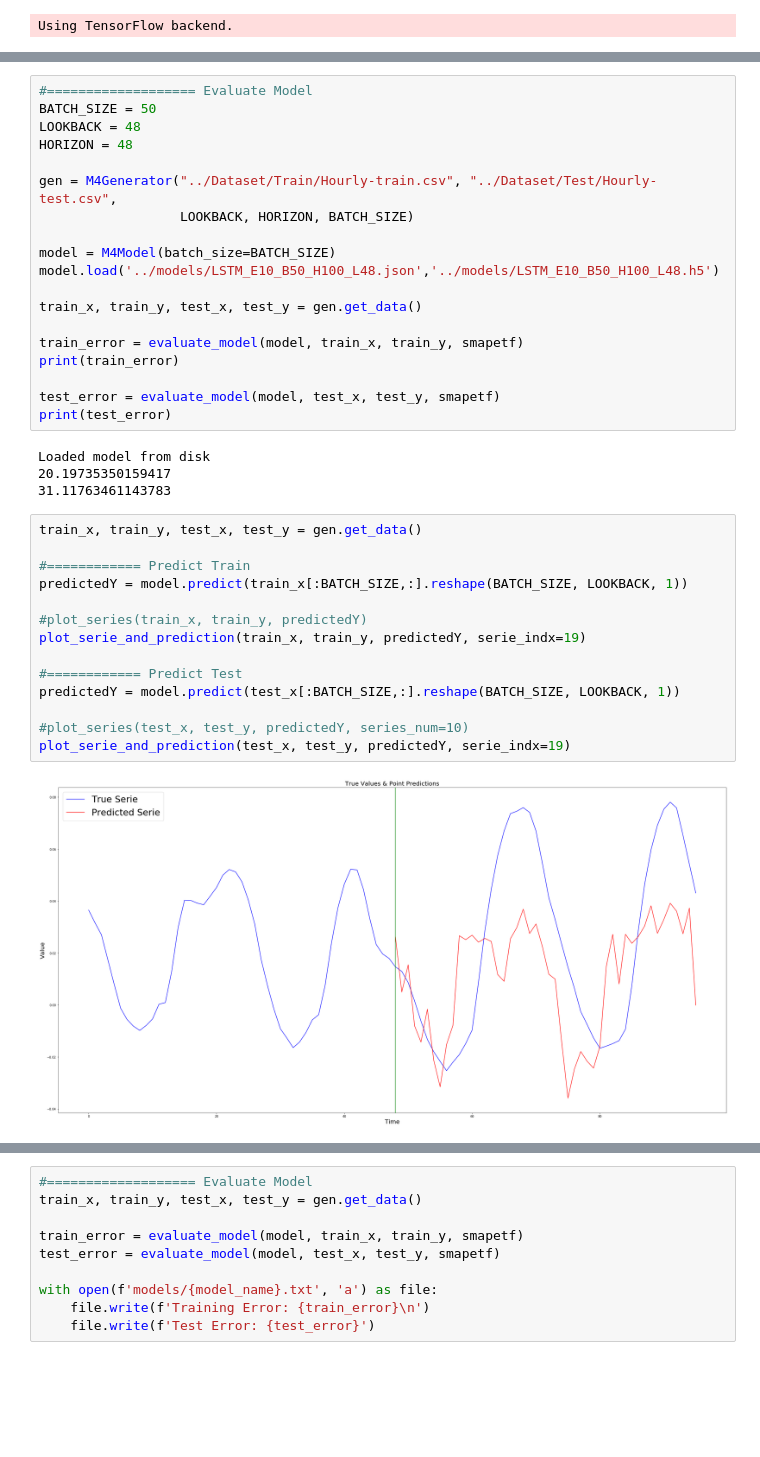
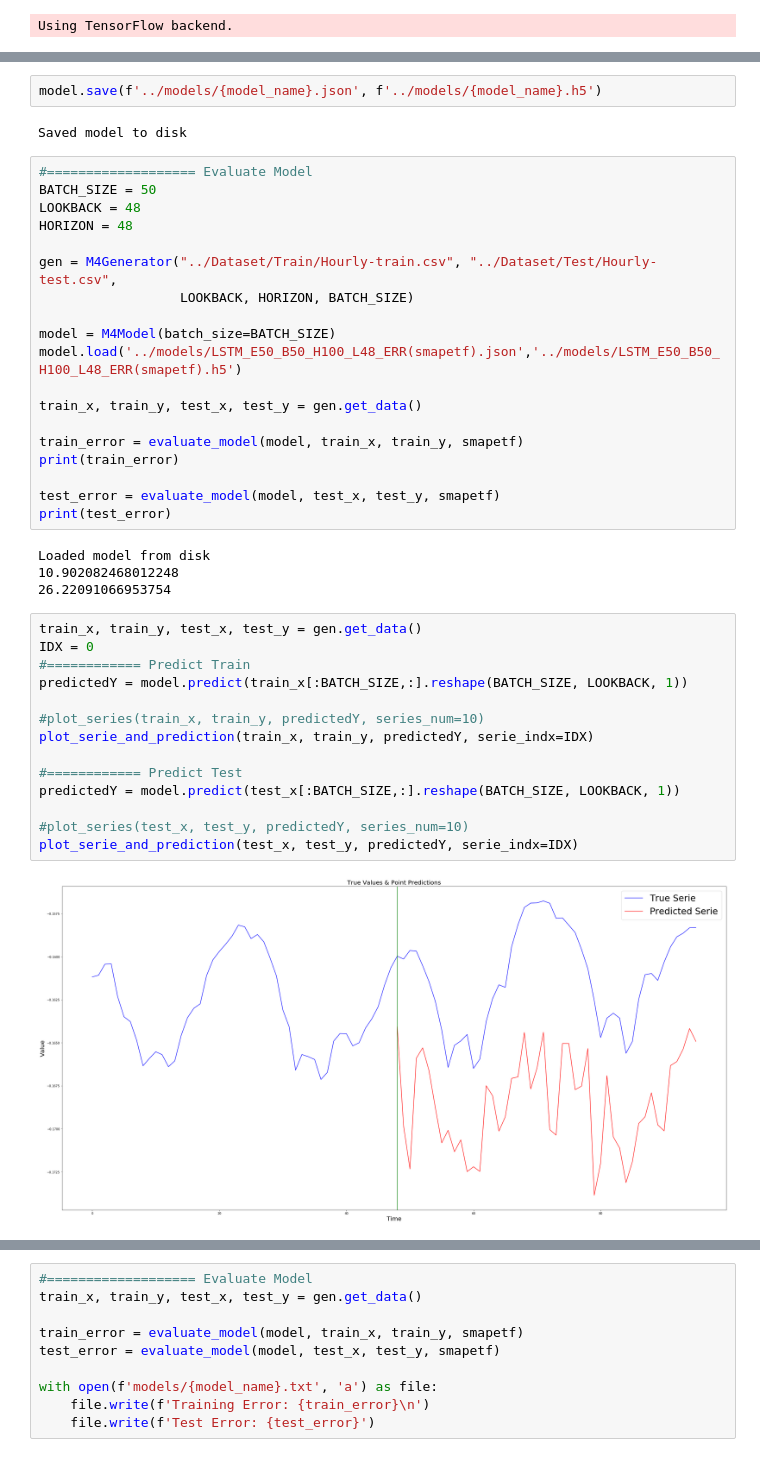
Before and after one commit to yamen23ali/m4-lstm, a Jupyter notebook: notebooks/Point_predection_mae.ipynb, the cells around one changed output, grey strips where cells are left out. Drawn from its saved outputs; the diff is of its cells as text; blank space fills up the shorter version.

Commit message:
add trained models

```diff
--- a/notebooks/Point_predection_mae.ipynb
+++ b/notebooks/Point_predection_mae.ipynb
@@ -40,3 +60,7 @@ Saved model to disk
+# %%
+model.save(f'../models/{model_name}.json', f'../models/{model_name}.h5')
+# %% [output]
+Saved model to disk
 # %%
 #=================== Evaluate Model
 BATCH_SIZE = 50
@@ -47,7 +71,7 @@ gen = M4Generator("../Dataset/Train/Hourly-train.csv", "../Dataset/Test/Hourly-t
                   LOOKBACK, HORIZON, BATCH_SIZE)
 
 model = M4Model(batch_size=BATCH_SIZE)
-model.load('../models/LSTM_E10_B50_H100_L48.json','../models/LSTM_E10_B50_H100_L48.h5')
+model.load('../models/LSTM_E50_B50_H100_L48_ERR(smapetf).json','../models/LSTM_E50_B50_H100_L48_ERR(smapetf).h5')
 
 train_x, train_y, test_x, test_y = gen.get_data()
 
@@ -58,21 +82,21 @@ test_error = evaluate_model(model, test_x, test_y, smapetf)
 print(test_error)
 # %% [output]
 Loaded model from disk
-20.19735350159417
-31.11763461143783
+10.902082468012248
+26.22091066953754
 # %%
 train_x, train_y, test_x, test_y = gen.get_data()
-
+IDX = 0
 #============ Predict Train
 predictedY = model.predict(train_x[:BATCH_SIZE,:].reshape(BATCH_SIZE, LOOKBACK, 1))
 
-#plot_series(train_x, train_y, predictedY)
-plot_serie_and_prediction(train_x, train_y, predictedY, serie_indx=19)
+#plot_series(train_x, train_y, predictedY, series_num=10)
+plot_serie_and_prediction(train_x, train_y, predictedY, serie_indx=IDX)
 
 #============ Predict Test
 predictedY = model.predict(test_x[:BATCH_SIZE,:].reshape(BATCH_SIZE, LOOKBACK, 1))
 
 #plot_series(test_x, test_y, predictedY, series_num=10)
-plot_serie_and_prediction(test_x, test_y, predictedY, serie_indx=19)
+plot_serie_and_prediction(test_x, test_y, predictedY, serie_indx=IDX)
 # %% [output]
-[figure, old version]
+[figure, new version]
```
Also changed, not shown: parts of 2 cells of this notebook, 15 other files.
